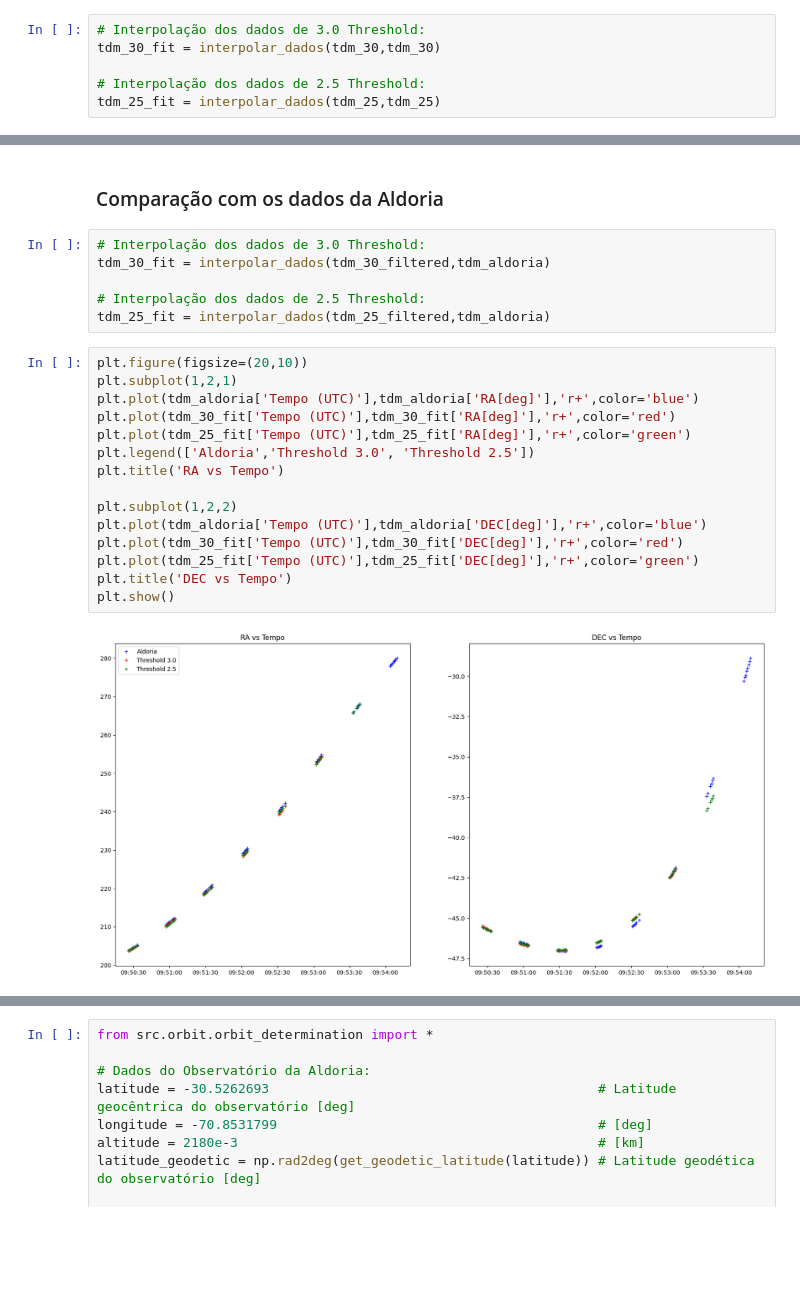
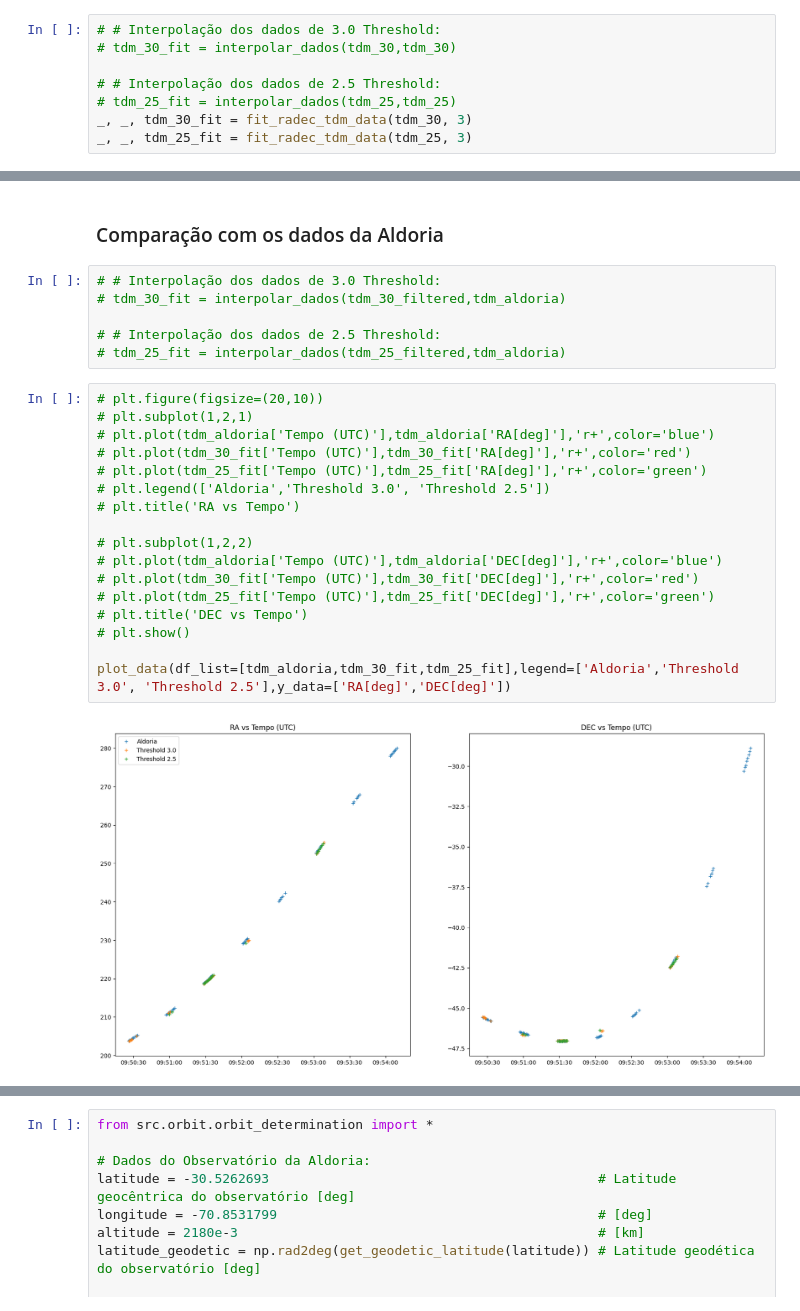
Before and after one commit to Rafa1914/spacepykit, a Jupyter notebook: data-exploration-notebook.ipynb, the cells around one changed output, grey strips where cells are left out. Saved outputs shown, nothing was run; the diff lists cells and outputs as text; blank space fills up the shorter version.

```diff
--- a/data-exploration-notebook.ipynb
+++ b/data-exploration-notebook.ipynb
@@ -141,8 +129,10 @@ plt.show()
 
 Para analisarmos os outliers, devemos interpolar polinomialmente os dados:
 # %%
-# Interpolação dos dados de 3.0 Threshold:
-tdm_30_fit = interpolar_dados(tdm_30,tdm_30)
+# # Interpolação dos dados de 3.0 Threshold:
+# tdm_30_fit = interpolar_dados(tdm_30,tdm_30)
 
-# Interpolação dos dados de 2.5 Threshold:
-tdm_25_fit = interpolar_dados(tdm_25,tdm_25)
+# # Interpolação dos dados de 2.5 Threshold:
+# tdm_25_fit = interpolar_dados(tdm_25,tdm_25)
+_, _, tdm_30_fit = fit_radec_tdm_data(tdm_30, 3)
+_, _, tdm_25_fit = fit_radec_tdm_data(tdm_25, 3)
@@ -175,25 +184,27 @@ tdm_25_filtered = tdm_25.loc[tdm_25['Tempo[s]'].isin(time_filtered)]
 # %% [markdown]
 ### Comparação com os dados da Aldoria
 # %%
-# Interpolação dos dados de 3.0 Threshold:
-tdm_30_fit = interpolar_dados(tdm_30_filtered,tdm_aldoria)
+# # Interpolação dos dados de 3.0 Threshold:
+# tdm_30_fit = interpolar_dados(tdm_30_filtered,tdm_aldoria)
 
-# Interpolação dos dados de 2.5 Threshold:
-tdm_25_fit = interpolar_dados(tdm_25_filtered,tdm_aldoria)
+# # Interpolação dos dados de 2.5 Threshold:
+# tdm_25_fit = interpolar_dados(tdm_25_filtered,tdm_aldoria)
 # %%
-plt.figure(figsize=(20,10))
-plt.subplot(1,2,1)
-plt.plot(tdm_aldoria['Tempo (UTC)'],tdm_aldoria['RA[deg]'],'r+',color='blue')
-plt.plot(tdm_30_fit['Tempo (UTC)'],tdm_30_fit['RA[deg]'],'r+',color='red')
-plt.plot(tdm_25_fit['Tempo (UTC)'],tdm_25_fit['RA[deg]'],'r+',color='green')
-plt.legend(['Aldoria','Threshold 3.0', 'Threshold 2.5'])
-plt.title('RA vs Tempo')
+# plt.figure(figsize=(20,10))
+# plt.subplot(1,2,1)
+# plt.plot(tdm_aldoria['Tempo (UTC)'],tdm_aldoria['RA[deg]'],'r+',color='blue')
+# plt.plot(tdm_30_fit['Tempo (UTC)'],tdm_30_fit['RA[deg]'],'r+',color='red')
+# plt.plot(tdm_25_fit['Tempo (UTC)'],tdm_25_fit['RA[deg]'],'r+',color='green')
+# plt.legend(['Aldoria','Threshold 3.0', 'Threshold 2.5'])
+# plt.title('RA vs Tempo')
 
-plt.subplot(1,2,2)
-plt.plot(tdm_aldoria['Tempo (UTC)'],tdm_aldoria['DEC[deg]'],'r+',color='blue')
-plt.plot(tdm_30_fit['Tempo (UTC)'],tdm_30_fit['DEC[deg]'],'r+',color='red')
-plt.plot(tdm_25_fit['Tempo (UTC)'],tdm_25_fit['DEC[deg]'],'r+',color='green')
-plt.title('DEC vs Tempo')
-plt.show()
+# plt.subplot(1,2,2)
+# plt.plot(tdm_aldoria['Tempo (UTC)'],tdm_aldoria['DEC[deg]'],'r+',color='blue')
+# plt.plot(tdm_30_fit['Tempo (UTC)'],tdm_30_fit['DEC[deg]'],'r+',color='red')
+# plt.plot(tdm_25_fit['Tempo (UTC)'],tdm_25_fit['DEC[deg]'],'r+',color='green')
+# plt.title('DEC vs Tempo')
+# plt.show()
+
+plot_data(df_list=[tdm_aldoria,tdm_30_fit,tdm_25_fit],legend=['Aldoria','Threshold 3.0', 'Threshold 2.5'],y_data=['RA[deg]','DEC[deg]'])
 # %% [output]
-[figure, old version]
+[figure, new version]
```
Also changed, not shown: parts of 9 cells of this notebook, 1 other file.
